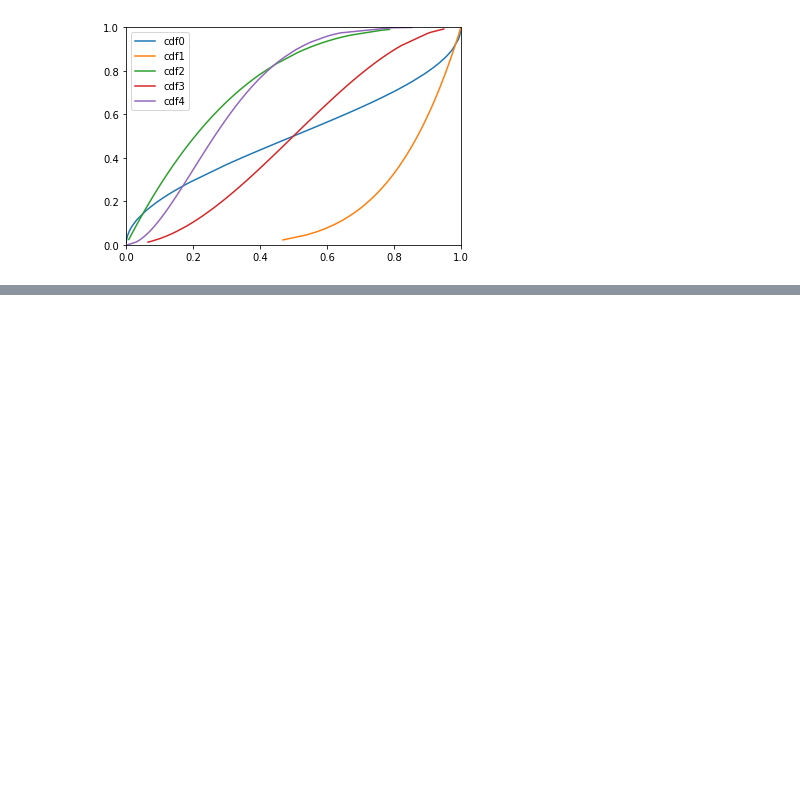
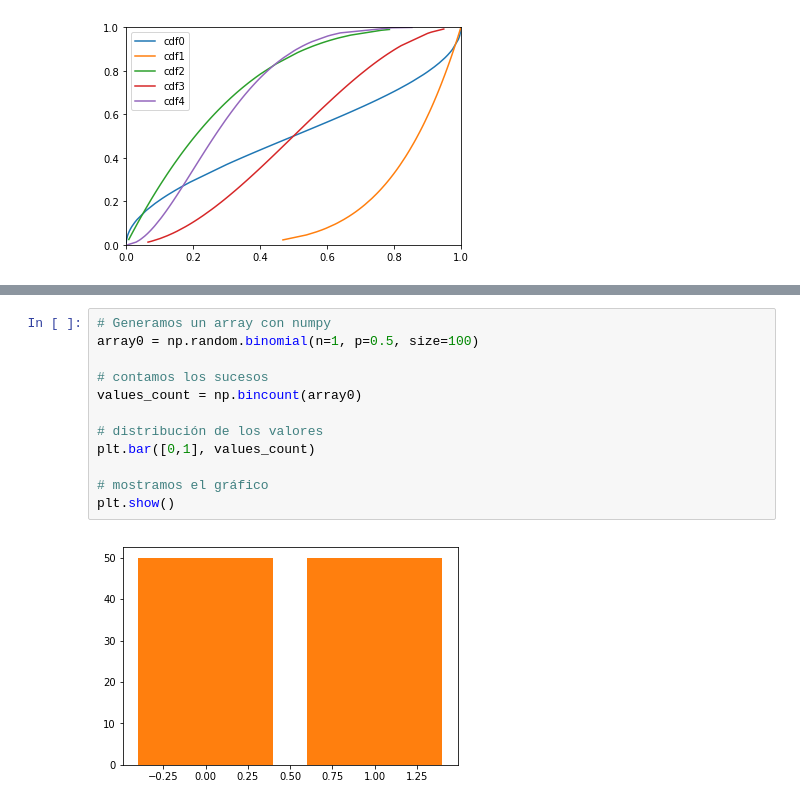
Before and after one commit to PablodelaCuesta/Statistics, a Jupyter notebook: 2. Statistical distributions and measures of central tendency and variability/Distribuciones estadísticas.ipynb, the cells around one changed output, grey strips where cells are left out. Drawn from its saved outputs; the diff is of its cells as text; blank space fills up the shorter version.

Commit message:
distribución binomial

```diff
--- a/2. Statistical distributions and measures of central tendency and variability/Distribuciones estadísticas.ipynb
+++ b/2. Statistical distributions and measures of central tendency and variability/Distribuciones estadísticas.ipynb
@@ -204,0 +220,14 @@ plt.show()
+# %%
+# Generamos un array con numpy
+array0 = np.random.binomial(n=1, p=0.5, size=100)
+
+# contamos los sucesos
+values_count = np.bincount(array0)
+
+# distribución de los valores
+plt.bar([0,1], values_count)
+
+# mostramos el gráfico
+plt.show()
+# %% [output]
+[figure, added]
```
Also changed, not shown: parts of 6 cells of this notebook.
